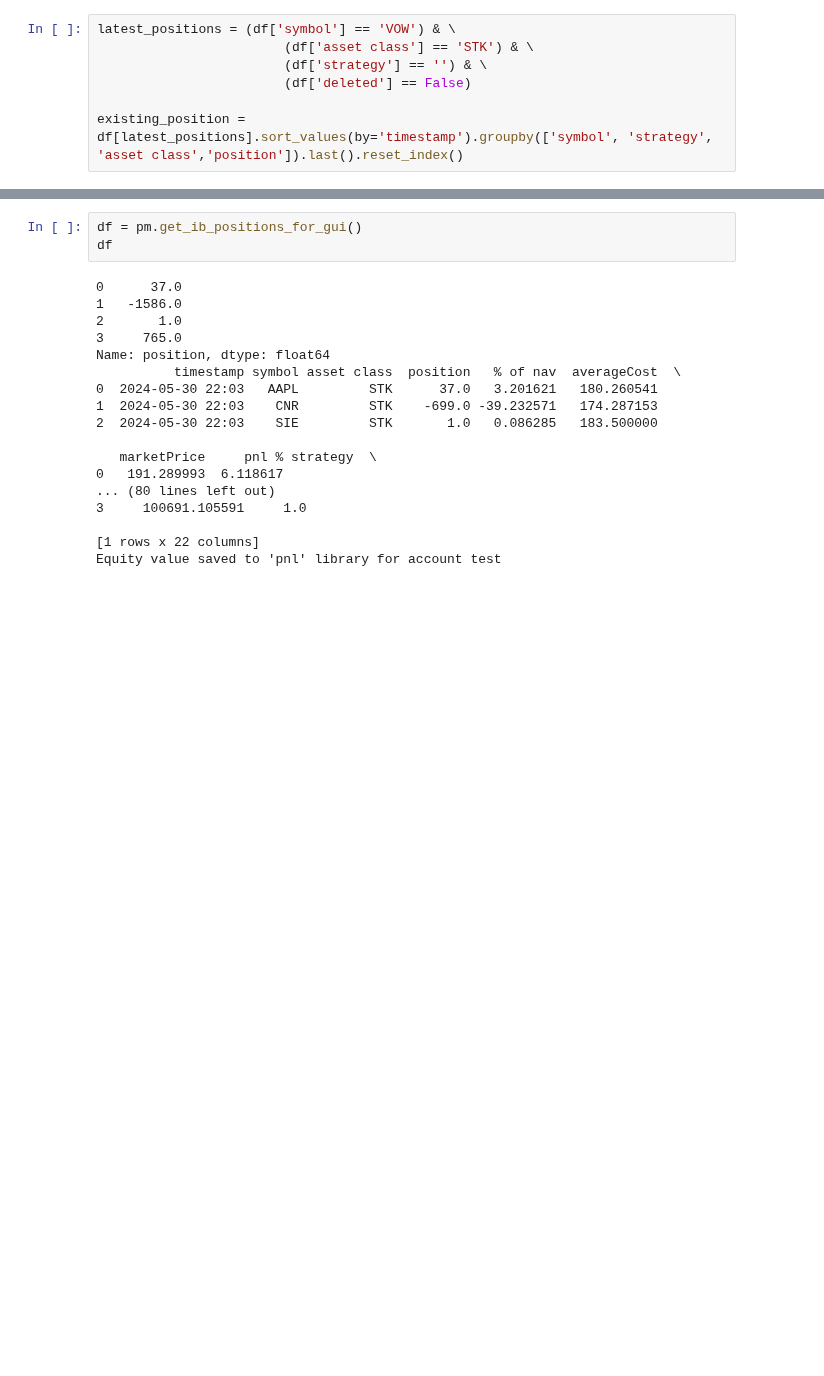
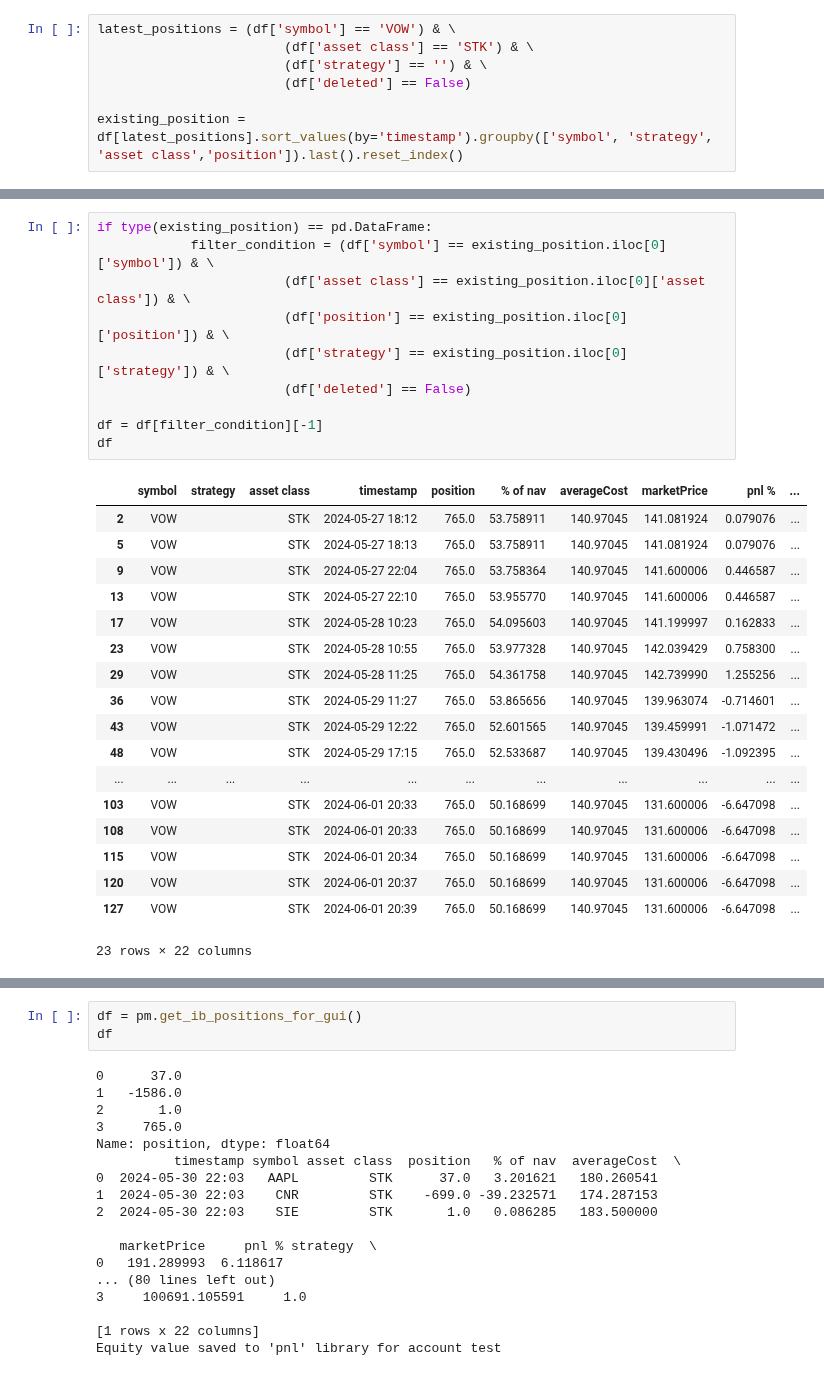
Before and after one commit to lowQuant/IB-Multi-Strategy-ATS, a Jupyter notebook: data_and_research/portfoliomanager_test.ipynb, the cells around one changed output, grey strips where cells are left out. Saved outputs shown, nothing was run; the diff lists cells and outputs as text; blank space fills up the shorter version.

```diff
--- a/data_and_research/portfoliomanager_test.ipynb
+++ b/data_and_research/portfoliomanager_test.ipynb
@@ -76,0 +126,29 @@ len(existing_position)
+# %%
+if type(existing_position) == pd.DataFrame:
+            filter_condition = (df['symbol'] == existing_position.iloc[0]['symbol']) & \
+                        (df['asset class'] == existing_position.iloc[0]['asset class']) & \
+                        (df['position'] == existing_position.iloc[0]['position']) & \
+                        (df['strategy'] == existing_position.iloc[0]['strategy']) & \
+                        (df['deleted'] == False)
+
+df = df[filter_condition][-1]
+df
+# %% [output]
+|  | symbol | strategy | asset class | timestamp | position | % of nav | averageCost | marketPrice | pnl % | ... |
+| 2 | VOW |  | STK | 2024-05-27 18:12 | 765.0 | 53.758911 | 140.97045 | 141.081924 | 0.079076 | ... |
+| 5 | VOW |  | STK | 2024-05-27 18:13 | 765.0 | 53.758911 | 140.97045 | 141.081924 | 0.079076 | ... |
+| 9 | VOW |  | STK | 2024-05-27 22:04 | 765.0 | 53.758364 | 140.97045 | 141.600006 | 0.446587 | ... |
+| 13 | VOW |  | STK | 2024-05-27 22:10 | 765.0 | 53.955770 | 140.97045 | 141.600006 | 0.446587 | ... |
+| 17 | VOW |  | STK | 2024-05-28 10:23 | 765.0 | 54.095603 | 140.97045 | 141.199997 | 0.162833 | ... |
+| 23 | VOW |  | STK | 2024-05-28 10:55 | 765.0 | 53.977328 | 140.97045 | 142.039429 | 0.758300 | ... |
+| 29 | VOW |  | STK | 2024-05-28 11:25 | 765.0 | 54.361758 | 140.97045 | 142.739990 | 1.255256 | ... |
+| 36 | VOW |  | STK | 2024-05-29 11:27 | 765.0 | 53.865656 | 140.97045 | 139.963074 | -0.714601 | ... |
+| 43 | VOW |  | STK | 2024-05-29 12:22 | 765.0 | 52.601565 | 140.97045 | 139.459991 | -1.071472 | ... |
+| 48 | VOW |  | STK | 2024-05-29 17:15 | 765.0 | 52.533687 | 140.97045 | 139.430496 | -1.092395 | ... |
+| ... | ... | ... | ... | ... | ... | ... | ... | ... | ... | ... |
+| 103 | VOW |  | STK | 2024-06-01 20:33 | 765.0 | 50.168699 | 140.97045 | 131.600006 | -6.647098 | ... |
+| 108 | VOW |  | STK | 2024-06-01 20:33 | 765.0 | 50.168699 | 140.97045 | 131.600006 | -6.647098 | ... |
+| 115 | VOW |  | STK | 2024-06-01 20:34 | 765.0 | 50.168699 | 140.97045 | 131.600006 | -6.647098 | ... |
+| 120 | VOW |  | STK | 2024-06-01 20:37 | 765.0 | 50.168699 | 140.97045 | 131.600006 | -6.647098 | ... |
+| 127 | VOW |  | STK | 2024-06-01 20:39 | 765.0 | 50.168699 | 140.97045 | 131.600006 | -6.647098 | ... |
+23 rows × 22 columns
```
Also changed, not shown: parts of 8 cells of this notebook, 3 other files.
